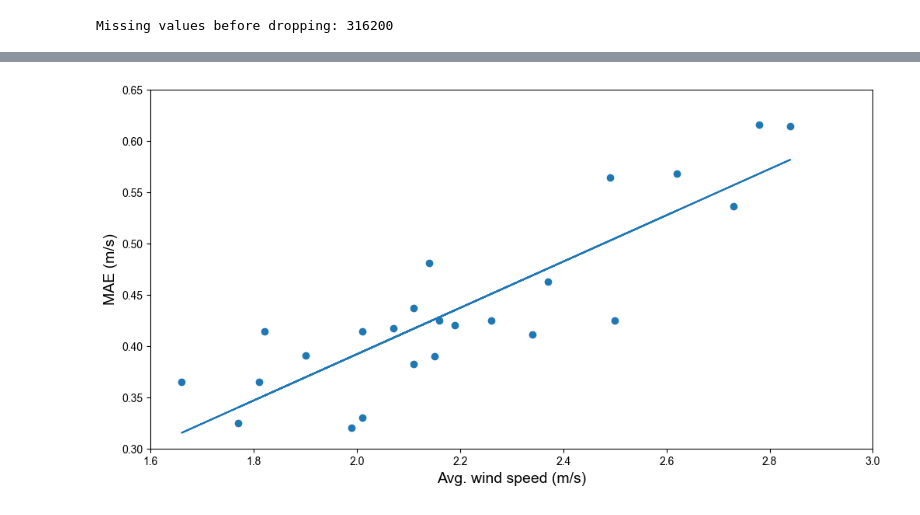
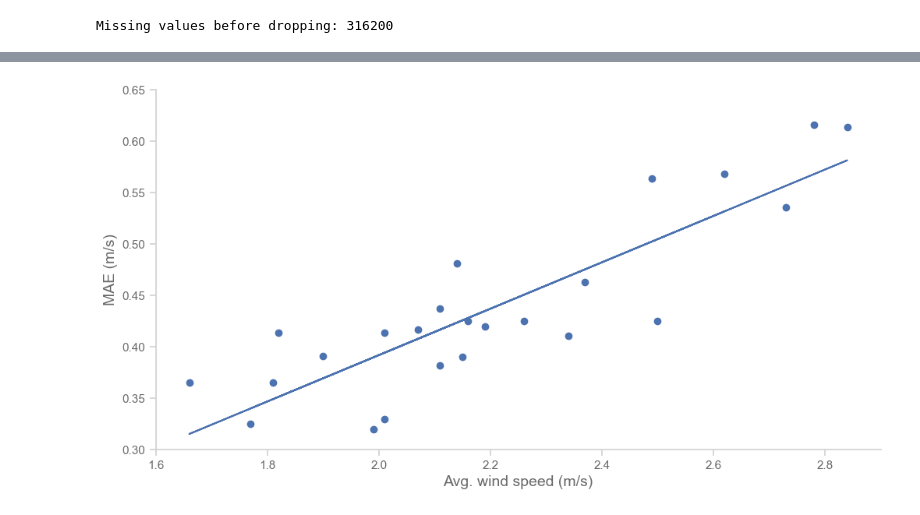
Before and after one commit to djskrovanek/gridraven-analytics, a Jupyter notebook: compareM7_FOA_WXstation.ipynb, the cells around one changed output, grey strips where cells are left out. Cells and saved outputs as stored; diff of their text form; code cells hidden in the pictures.

```diff
--- a/compareM7_FOA_WXstation.ipynb
+++ b/compareM7_FOA_WXstation.ipynb
@@ -79,6 +79,7 @@ bin_edges_narrow = np.arange(0, 6, 0.3333)
 # Compute the weights for each dataset to normalize histogram
 weights_FOA_M7 = np.ones_like(M7_FOA['wind_m7']) / len(M7_FOA['wind_m7'])
 
+plt.figure(figsize=(8,5))
 # Make plots
 plt.hist(M7_FOA['wind_m7'], bins=bin_edges_wide, color=(C_PICOM), edgecolor='white',
          align='mid', weights=weights_FOA_M7)
@@ -87,13 +88,14 @@ plt.hist(M7_FOA['wind_m7'], bins=bin_edges_narrow, color=(C_GREEN), edgecolor='w
 
 
 # Add a title and labels
-plt.rcParams["font.family"] = "Arial"
 # plt.title('Distribution of FOA_M7 wind speeds', fontsize=18)
 plt.xlabel('Wind speed (m/s)')
 plt.ylabel('Probability of occurence')
 plt.gca().spines['top'].set_visible(False)
 plt.gca().spines['right'].set_visible(False)
+plt.xlim(0, 6)
 
 # Show the plot
+plt.tight_layout()
 plt.show()
 # %% [output]
@@ -150,6 +152,8 @@ bin_edges_narrow = np.arange(0, 6, 0.25)
 # Compute the weights for each dataset to normalize histogram
 weights_Ammonit = np.ones_like(M7_Ammonit['Wind speed']) / len(M7_Ammonit['Wind speed'])
 
+plt.figure(figsize=(8,5))
+
 # Make plots
 plt.hist(M7_Ammonit['Wind speed'], bins=bin_edges_wide, color=(0, 0.4470, 0.7410), edgecolor='white',
          align='mid', weights=weights_Ammonit)
@@ -158,13 +162,15 @@ plt.hist(M7_Ammonit['Wind speed'], bins=bin_edges_narrow, color=(0.4940, 0.1840,
 
 
 # Add a title and labels
-plt.rcParams["font.family"] = "Arial"
+
 # plt.title('Distribution of Ammonit wind speeds', fontsize=18)
 plt.xlabel('Wind speed (m/s)')
 plt.ylabel('Probability of occurence')
 plt.gca().spines['top'].set_visible(False)
 plt.gca().spines['right'].set_visible(False)
+plt.xlim(0, 6)
 
 # Show the plot
+plt.tight_layout()
 plt.show()
 # %% [output]
@@ -249,20 +251,21 @@ M7_FOA_filtered.reset_index(drop=True, inplace=True)
 M7_Ammonit_filtered.reset_index(drop=True, inplace=True)
 
 # Plot the data
-plt.rc('font', family='Arial')
+
 plt.figure(figsize=(12, 6))
 
 # Plot M7_FOA data
 # plt.plot(M7_FOA_filtered['datetime'], M7_FOA_filtered['wind_m7'], label='M7_FOA', color=(0, 0.4470, 0.7410), linewidth=0.3)
 
 # Plot M7_Ammonit data
-plt.plot(M7_Ammonit_filtered['datetime'], M7_Ammonit_filtered['Wind speed'], label='M7_Ammonit', color=(0.8500, 0.3250, 0.0980), linewidth=1)
+plt.plot(M7_Ammonit_filtered['datetime'], M7_Ammonit_filtered['Wind speed'], label='M7_Ammonit', color=(C_RED), linewidth=1)
 
 plt.xlabel('Date')
 plt.ylabel('Wind speed (m/s)')
 # plt.title('FOA vs. Ammonit wind speed at M7')
 # plt.legend(('FOA', 'Ammonit'))
-
+plt.ylim(0, 18)
+plt.xlim(pd.to_datetime('2021-10-01'), pd.to_datetime('2024-10-31'))
 # Show the plot
 plt.tight_layout()
 plt.show()
@@ -271,8 +274,4 @@ plt.show()
 # %%
-# let's see if we can resolve the mismatch in the time stamps
-# we will iteratively change the timestamp of one dataset and then compute the MAE.
-# The shift with the smallest MAE should be the proper time shift
-
 time_shifts = range(-3*60, 4*60, 1)  # this starts at -6 hours and goes up to +6 hours
 best_shift = None
 lowest_MAE = float('inf')
@@ -318,21 +317,5 @@ M7_FOA_best_shifted = M7_FOA_subset.copy()
 M7_FOA_best_shifted['datetime'] += pd.Timedelta(minutes=best_shift)
 merged_best_shifted = pd.merge_asof(M7_Ammonit_subset, M7_FOA_best_shifted, on='datetime', tolerance=tolerance, direction='nearest')
 merged_best_shifted = merged_best_shifted.dropna(subset=['wind_m7', 'Wind speed'])
-
-
-# Plot data
-plt.rc('font', family='Arial')
-plt.figure(figsize=(12, 6))
-plt.plot(merged_best_shifted['datetime'], merged_best_shifted['wind_m7'], label='M7_FOA', color=(0, 0.4470, 0.7410), linewidth=1)
-plt.plot(merged_best_shifted['datetime'], merged_best_shifted['Wind speed'], label='M7_Ammonit', color=(0.8500, 0.3250, 0.0980), linewidth=1)
-
-plt.xlabel('Date')
-plt.ylabel('Wind speed (m/s)')
-plt.legend(('FOA', 'Ammonit'))
-
-# Show the plot
-plt.tight_layout()
-plt.grid(True)
-plt.show()
 # %% [output]
 Optimal time shift: -63 minutes (MAE=0.478)
@@ -340,26 +339,25 @@ Optimal time shift: -63 minutes (MAE=0.478)
 # %%
 MAE_by_month = {
     'Month-Year': ['Apr 2022', 'May 2022', 'June 2022', 'July 2022', 'Aug 2022', 'Sept 2022', 'Oct 2022', 'Nov 2022', 'Dec 2022', 'Jan 2023', 'Feb 2023', 'Mar 2023', 'Apr 2023', 'May 2023', 'June 2023', 'July 2023', 'Aug 2023', 'Sept 2023', 'Oct 2023', 'Nov 2023', 'Dec 2023', 'Jan 2024', 'Feb 2024', 'Oct 2024'],
     'MAE': [0.463, 0.425, 0.417, 0.425, 0.365, 0.365, 0.320, 0.330, 0.390, 0.411, 0.568, 0.564, 0.414, 0.437, 0.414, 0.420, 0.391, 0.325, 0.382, 0.425, 0.616, 0.614, 0.536, 0.481],
     'Avg. wind speed': [2.37, 2.26, 2.07, 2.16, 1.66, 1.81, 1.99, 2.01, 2.15, 2.34, 2.62, 2.49, 2.01, 2.11, 1.82, 2.19, 1.90, 1.77, 2.11, 2.50, 2.78, 2.84, 2.73, 2.14]
 }
 
 coeffs = np.polyfit(MAE_by_month['Avg. wind speed'], MAE_by_month['MAE'], 1)
 trendline = np.poly1d(coeffs)
 avg_MAE_pred = trendline(MAE_by_month['Avg. wind speed'])
 ss_res = np.sum((MAE_by_month['MAE'] - avg_MAE_pred) ** 2)
 ss_tot = np.sum((MAE_by_month['MAE'] - np.mean(MAE_by_month['MAE'])) ** 2)
 r_squared = 1 - (ss_res/ss_tot)
 
 
-plt.rc('font', family='Arial')
 plt.figure(figsize=(12, 6))
 plt.scatter(MAE_by_month['Avg. wind speed'], MAE_by_month['MAE'])
 plt.plot(MAE_by_month['Avg. wind speed'], avg_MAE_pred)
 plt.ylabel('MAE (m/s)', fontsize=14)
 plt.xlabel('Avg. wind speed (m/s)', fontsize=14)
 plt.ylim(0.3, 0.65)
-plt.xlim(1.6, 3)
+plt.xlim(1.6, 2.9)
 plt.show()
 # %% [output]
-[figure, old version]
+[figure, new version]
```
Also changed, not shown: parts of 7 cells of this notebook.
